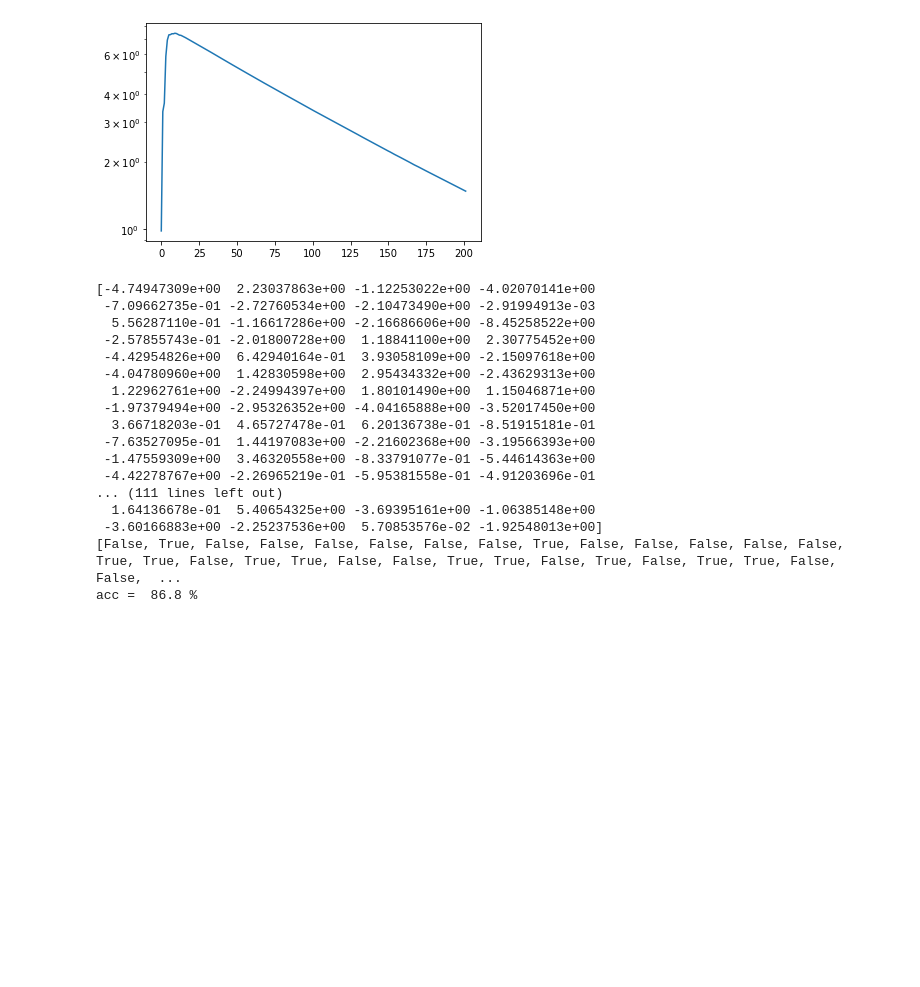
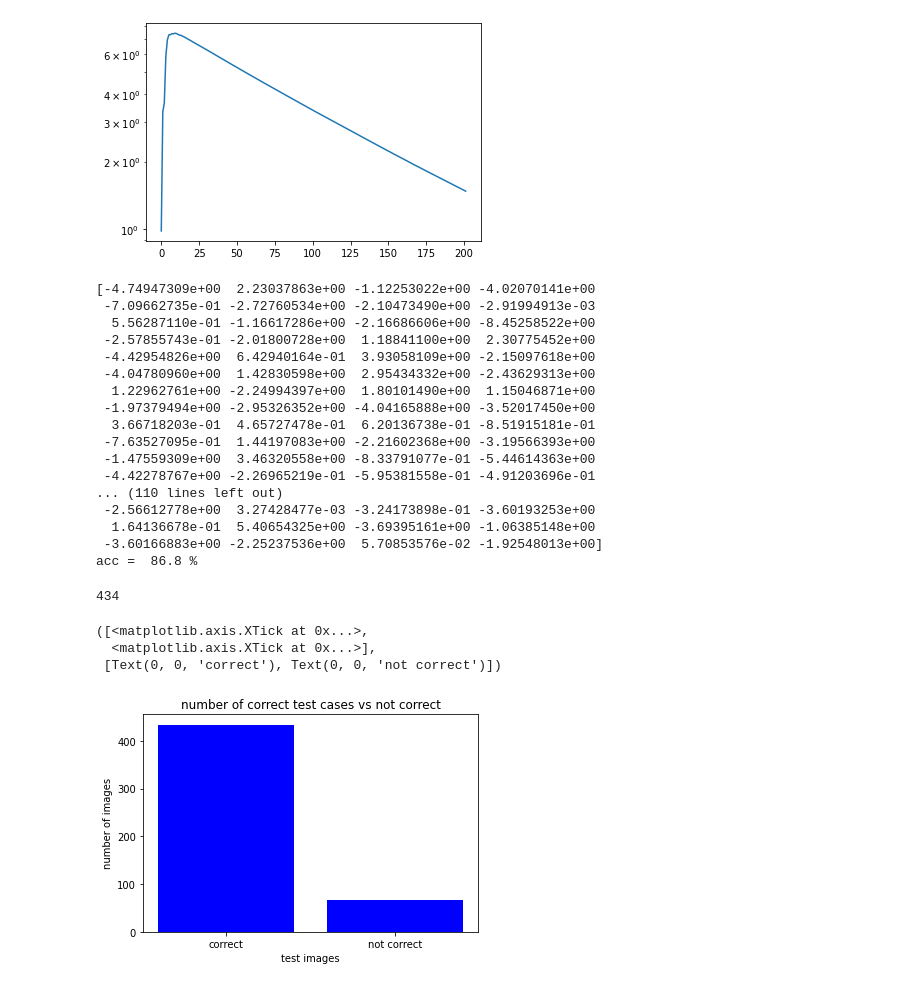
Before and after one commit to Noha-Magdy/Age-and-Gender-Detection-in-Images, a Jupyter notebook: Gender detection.ipynb, the cells around one changed output. Saved outputs shown, nothing was run; the diff lists cells and outputs as text; code cells hidden in the pictures; blank space fills up the shorter version.

```diff
--- a/Gender detection.ipynb
+++ b/Gender detection.ipynb
@@ -261,12 +261,12 @@ acc = 0
 #   logits[]
 
 logits = [i >= 0.5 for i in logits]
-print(logits)
+#print(logits)
 for i in range(len(logits)):
   if int(logits[i]) == targets[i]:
     acc=acc+1
-acc = (acc/len(logits))*100
-print("acc = ", acc, "%")
+acc2 = (acc/len(logits))*100
+print("acc = ", acc2, "%")
 # %% [output]
 [-4.74947309e+00  2.23037863e+00 -1.12253022e+00 -4.02070141e+00
  -7.09662735e-01 -2.72760534e+00 -2.10473490e+00 -2.91994913e-03
@@ -280,8 +280,27 @@ print("acc = ", acc, "%")
  -7.63527095e-01  1.44197083e+00 -2.21602368e+00 -3.19566393e+00
  -1.47559309e+00  3.46320558e+00 -8.33791077e-01 -5.44614363e+00
  -4.42278767e+00 -2.26965219e-01 -5.95381558e-01 -4.91203696e-01
-... (111 lines left out)
+... (110 lines left out)
+ -2.56612778e+00  3.27428477e-03 -3.24173898e-01 -3.60193253e+00
   1.64136678e-01  5.40654325e+00 -3.69395161e+00 -1.06385148e+00
  -3.60166883e+00 -2.25237536e+00  5.70853576e-02 -1.92548013e+00]
-[False, True, False, False, False, False, False, False, True, False, False, False, False, False, True, True, False, True, True, False, False, True, True, False, True, False, True, True, False, False,  ...
 acc =  86.8 %
+# %%
+print (acc)
+
+inX= ["correct", "not correct"]
+y_axis= [acc, len(logits)-acc]
+x_axis = [i for i, _ in enumerate(inX)]
+
+plt.bar(x_axis, y_axis, color='blue')
+plt.xlabel("test images")
+plt.ylabel("number of images")
+plt.title("number of correct test cases vs not correct")
+
+plt.xticks(x_axis, inX)
+# %% [output]
+434
+([<matplotlib.axis.XTick at 0x...>,
+  <matplotlib.axis.XTick at 0x...>],
+ [Text(0, 0, 'correct'), Text(0, 0, 'not correct')])
+[figure, added]
```
Also changed, not shown: parts of 8 cells of this notebook.
